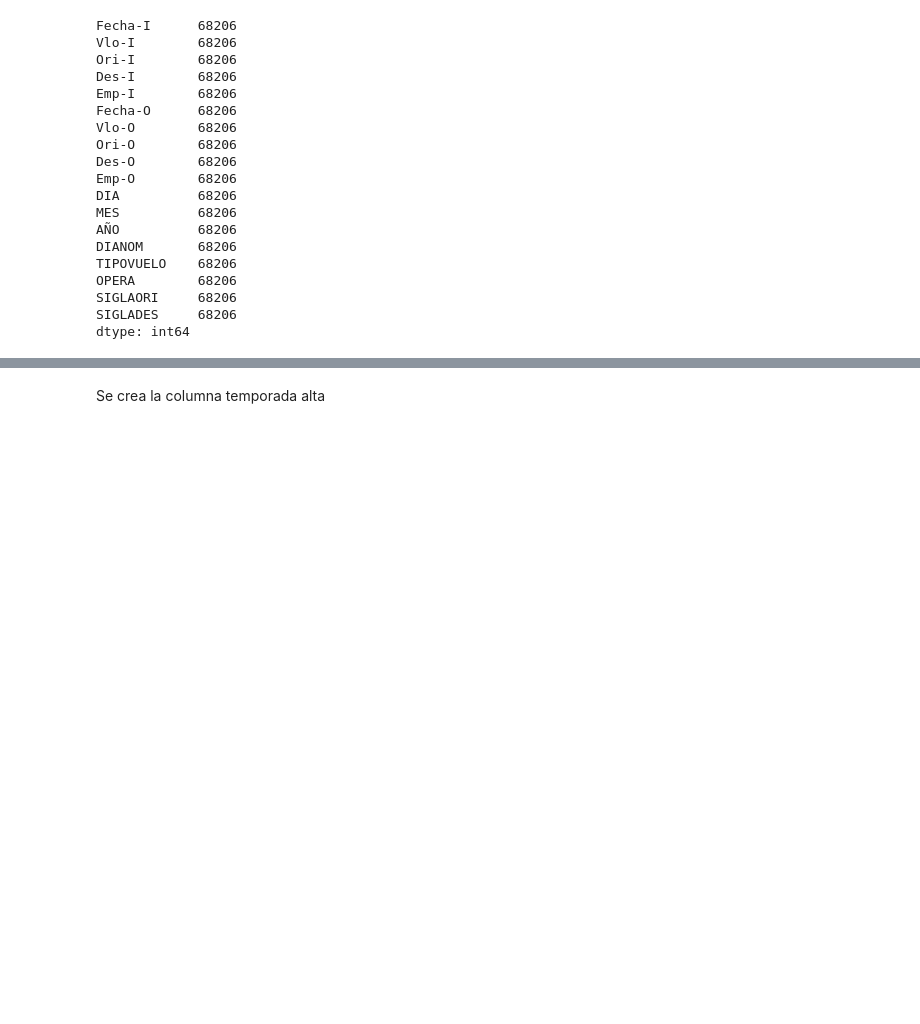
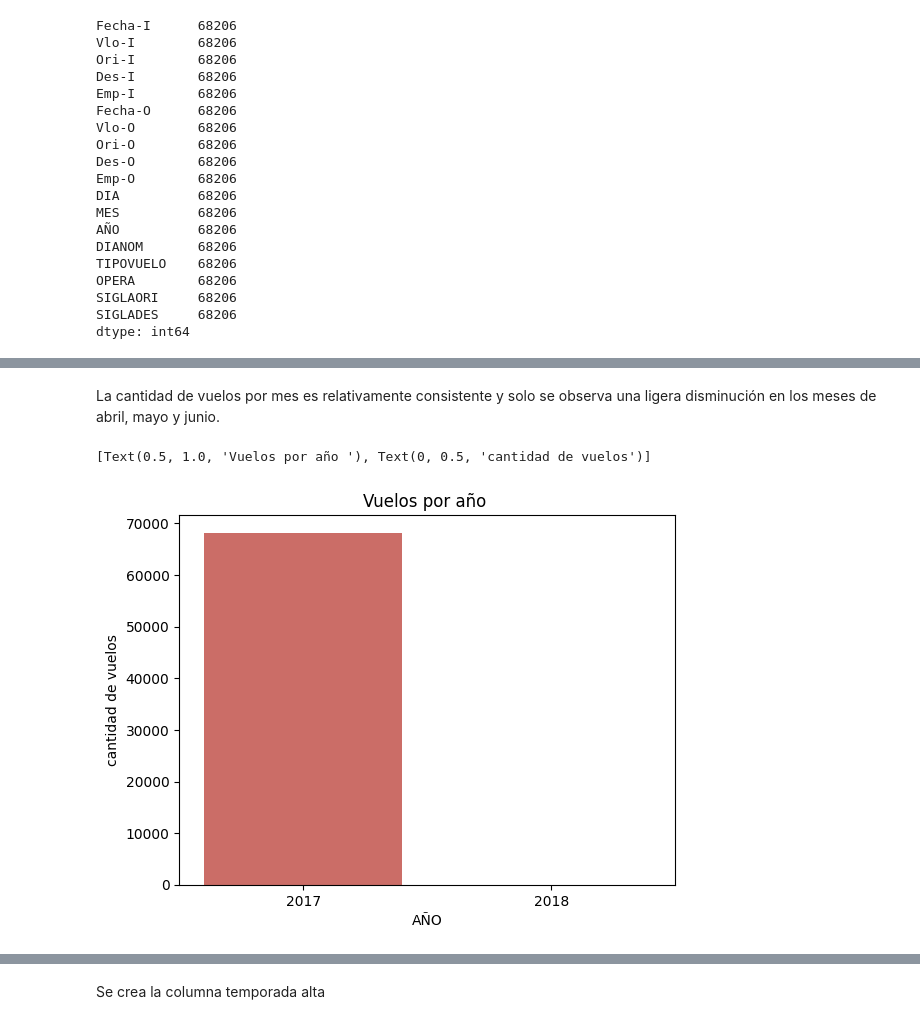
Before and after one commit to flopidopi23/Challege_Latam_data_science, a Jupyter notebook: Prueba_DS_LATAM.ipynb, the cells around one changed output, grey strips where cells are left out. Cells and saved outputs as stored; diff of their text form; code cells hidden in the pictures; blank space fills up the shorter version.

```diff
--- a/Prueba_DS_LATAM.ipynb
+++ b/Prueba_DS_LATAM.ipynb
@@ -48,0 +67,7 @@ dtype: int64
+# %% [markdown]
+La cantidad de vuelos por mes es relativamente consistente y solo se observa una ligera disminución en los meses de abril, mayo y junio.
+# %%
+sn.countplot(x = 'AÑO',data=data,palette='hls').set(title='Vuelos por año ',ylabel ='cantidad de vuelos')
+# %% [output]
+[Text(0.5, 1.0, 'Vuelos por año '), Text(0, 0.5, 'cantidad de vuelos')]
+[figure, added]
```
Also changed, not shown: parts of 18 cells of this notebook.
